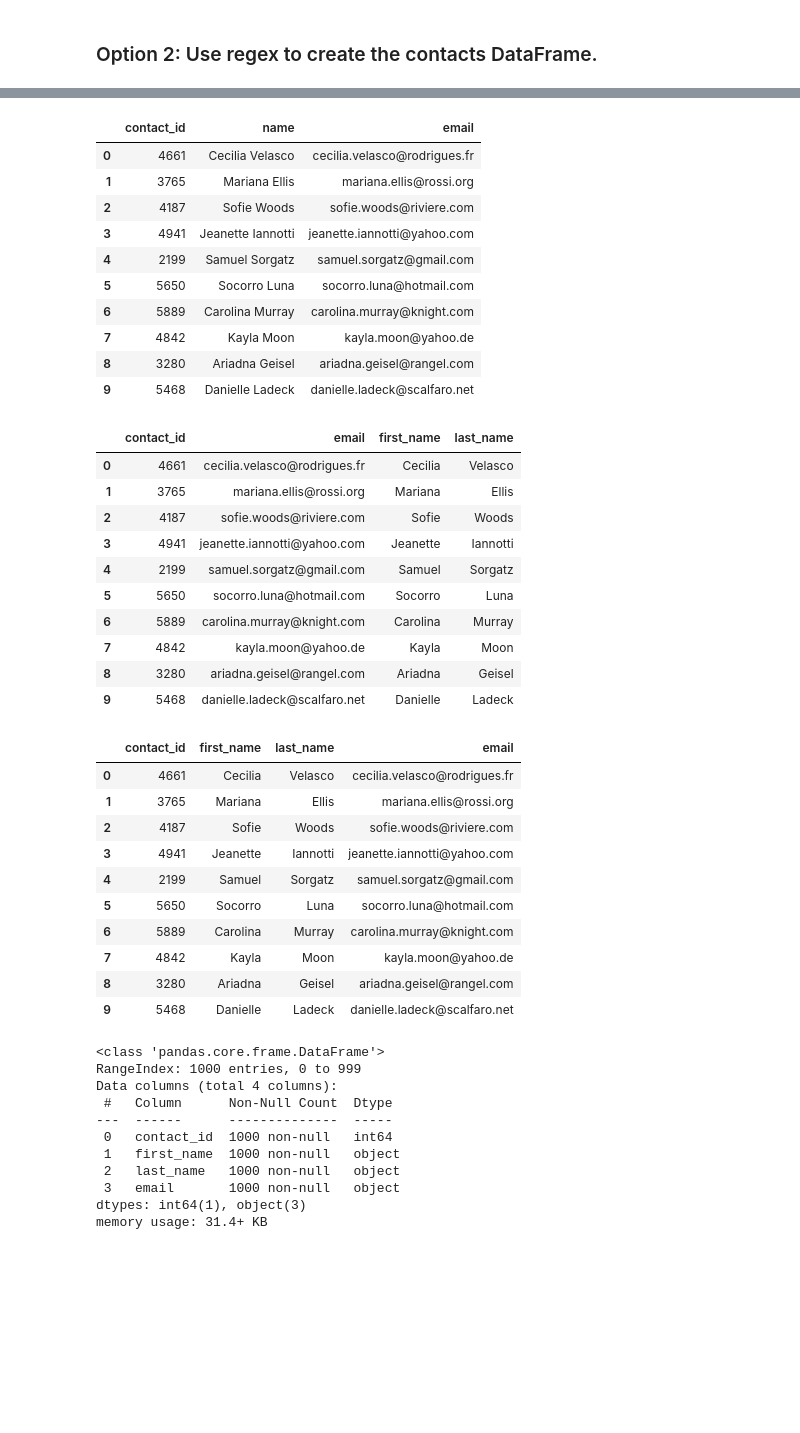
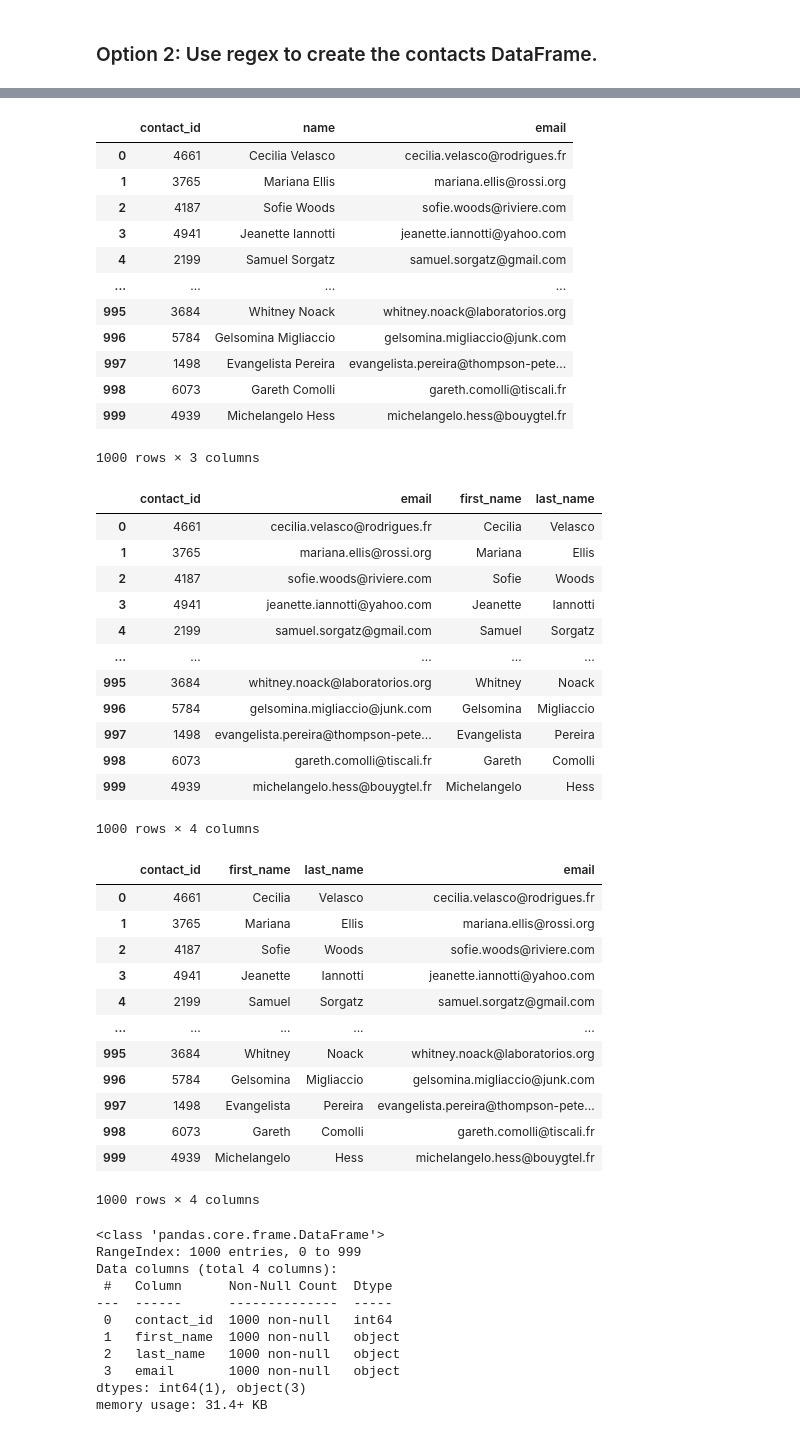
Before and after one commit to erikacamach/Crowdfunding_ETL, a Jupyter notebook: ETL_Mini_Project_JLeavitt_ECamacho.ipynb, the cells around one changed output, grey strips where cells are left out. Saved outputs shown, nothing was run; the diff lists cells and outputs as text; code cells hidden in the pictures; blank space fills up the shorter version.

```diff
--- a/ETL_Mini_Project_JLeavitt_ECamacho.ipynb
+++ b/ETL_Mini_Project_JLeavitt_ECamacho.ipynb
@@ -324,0 +315,22 @@ print(dict_values)
+# %%
+# Iterate through the contact_info_df and convert each row to a dictionary.
+import json
+dict_values = []
+
+# Parse the 'contact_info' column as JSON and create separate columns.
+contact_info_df = contact_info_df['contact_info'].apply(json.loads).apply(pd.Series)
+
+
+# Iterate through the contact_info_df and convert each row to a dictionary.
+for index, row in contact_info_df.iterrows():
+    # Convert the row to a list and append it to the list
+    contact_info_list = [
+        row['contact_id'],
+        row['name'],
+        row['email']
+    ]
+    dict_values.append(contact_info_list)
+# Now, dict_values contains lists for each row
+
+# Print out the list of values for each row.
+print(dict_values)
@@ -325,6 +339,8 @@ print(dict_values)
 # %%
 # Create a contact_info DataFrame and add each list of values, i.e., each row
 # to the 'contact_id', 'name', 'email' columns.
+contact_info_df = pd.DataFrame(dict_values, columns=['contact_id', 'name', 'email'])
+contact_info_df.head(5)
 # %% [output]
 |  | contact_id | name | email |
 | 0 | 4661 | Cecilia Velasco | cecilia.velasco@rodrigues.fr |
@@ -347,9 +364,11 @@ dtypes: int64(1), object(2)
 memory usage: 23.6+ KB
 # %%
 # Create a "first"name" and "last_name" column with the first and last names from the "name" column.
-
+contact_info_df[['first_name', 'last_name']] = contact_info_df["name"].str.split(" ", expand=True)
 
 # Drop the contact_name column
+contacts_df_clean= contact_info_df.drop('name',axis=1)
+contacts_df_clean.head(5)
 # %% [output]
 |  | contact_id | email | first_name | last_name |
 | 0 | 4661 | cecilia.velasco@rodrigues.fr | Cecilia | Velasco |
@@ -469,5 +516,7 @@ memory usage: 15.8+ KB
 # %%
 # Create a copy of the contact_info_df with the 'contact_id', 'name', 'email' columns.
+clean_contacts = contact_info_df_copy[['contact_id', 'name', 'email']].copy()
+clean_contacts
 # %% [output]
 |  | contact_id | name | email |
 | 0 | 4661 | Cecilia Velasco | cecilia.velasco@rodrigues.fr |
@@ -475,30 +524,37 @@ memory usage: 15.8+ KB
 | 2 | 4187 | Sofie Woods | sofie.woods@riviere.com |
 | 3 | 4941 | Jeanette Iannotti | jeanette.iannotti@yahoo.com |
 | 4 | 2199 | Samuel Sorgatz | samuel.sorgatz@gmail.com |
-| 5 | 5650 | Socorro Luna | socorro.luna@hotmail.com |
-| 6 | 5889 | Carolina Murray | carolina.murray@knight.com |
-| 7 | 4842 | Kayla Moon | kayla.moon@yahoo.de |
-| 8 | 3280 | Ariadna Geisel | ariadna.geisel@rangel.com |
-| 9 | 5468 | Danielle Ladeck | danielle.ladeck@scalfaro.net |
+| ... | ... | ... | ... |
+| 995 | 3684 | Whitney Noack | whitney.noack@laboratorios.org |
+| 996 | 5784 | Gelsomina Migliaccio | gelsomina.migliaccio@junk.com |
+| 997 | 1498 | Evangelista Pereira | evangelista.pereira@thompson-pete... |
+| 998 | 6073 | Gareth Comolli | gareth.comolli@tiscali.fr |
+| 999 | 4939 | Michelangelo Hess | michelangelo.hess@bouygtel.fr |
+1000 rows × 3 columns
 # %%
 # Create a "first"name" and "last_name" column with the first and last names from the "name" column.
-
+clean_contacts[['first_name', 'last_name']] = clean_contacts["name"].str.split(" ", expand=True)
 
 # Drop the contact_name column
+clean_contacts.drop('name', axis=1)
 # %% [output]
 |  | contact_id | email | first_name | last_name |
 | 0 | 4661 | cecilia.velasco@rodrigues.fr | Cecilia | Velasco |
 | 1 | 3765 | mariana.ellis@rossi.org | Mariana | Ellis |
 | 2 | 4187 | sofie.woods@riviere.com | Sofie | Woods |
 | 3 | 4941 | jeanette.iannotti@yahoo.com | Jeanette | Iannotti |
 | 4 | 2199 | samuel.sorgatz@gmail.com | Samuel | Sorgatz |
-| 5 | 5650 | socorro.luna@hotmail.com | Socorro | Luna |
-| 6 | 5889 | carolina.murray@knight.com | Carolina | Murray |
-| 7 | 4842 | kayla.moon@yahoo.de | Kayla | Moon |
-| 8 | 3280 | ariadna.geisel@rangel.com | Ariadna | Geisel |
-| 9 | 5468 | danielle.ladeck@scalfaro.net | Danielle | Ladeck |
+| ... | ... | ... | ... | ... |
+| 995 | 3684 | whitney.noack@laboratorios.org | Whitney | Noack |
+| 996 | 5784 | gelsomina.migliaccio@junk.com | Gelsomina | Migliaccio |
+| 997 | 1498 | evangelista.pereira@thompson-pete... | Evangelista | Pereira |
+| 998 | 6073 | gareth.comolli@tiscali.fr | Gareth | Comolli |
+| 999 | 4939 | michelangelo.hess@bouygtel.fr | Michelangelo | Hess |
+1000 rows × 4 columns
 # %%
 # Reorder the columns
+clean_contacts_df = clean_contacts[['contact_id', 'first_name', 'last_name', 'email']]
+clean_contacts_df
 # %% [output]
 |  | contact_id | first_name | last_name | email |
 | 0 | 4661 | Cecilia | Velasco | cecilia.velasco@rodrigues.fr |
@@ -506,10 +562,12 @@ memory usage: 15.8+ KB
 | 2 | 4187 | Sofie | Woods | sofie.woods@riviere.com |
 | 3 | 4941 | Jeanette | Iannotti | jeanette.iannotti@yahoo.com |
 | 4 | 2199 | Samuel | Sorgatz | samuel.sorgatz@gmail.com |
-| 5 | 5650 | Socorro | Luna | socorro.luna@hotmail.com |
-| 6 | 5889 | Carolina | Murray | carolina.murray@knight.com |
-| 7 | 4842 | Kayla | Moon | kayla.moon@yahoo.de |
-| 8 | 3280 | Ariadna | Geisel | ariadna.geisel@rangel.com |
-| 9 | 5468 | Danielle | Ladeck | danielle.ladeck@scalfaro.net |
+| ... | ... | ... | ... | ... |
+| 995 | 3684 | Whitney | Noack | whitney.noack@laboratorios.org |
+| 996 | 5784 | Gelsomina | Migliaccio | gelsomina.migliaccio@junk.com |
+| 997 | 1498 | Evangelista | Pereira | evangelista.pereira@thompson-pete... |
+| 998 | 6073 | Gareth | Comolli | gareth.comolli@tiscali.fr |
+| 999 | 4939 | Michelangelo | Hess | michelangelo.hess@bouygtel.fr |
+1000 rows × 4 columns
 # %%
 # Check the datatypes one more time before exporting as CSV file.
```
Also changed, not shown: parts of 17 cells of this notebook, 2 other files.
